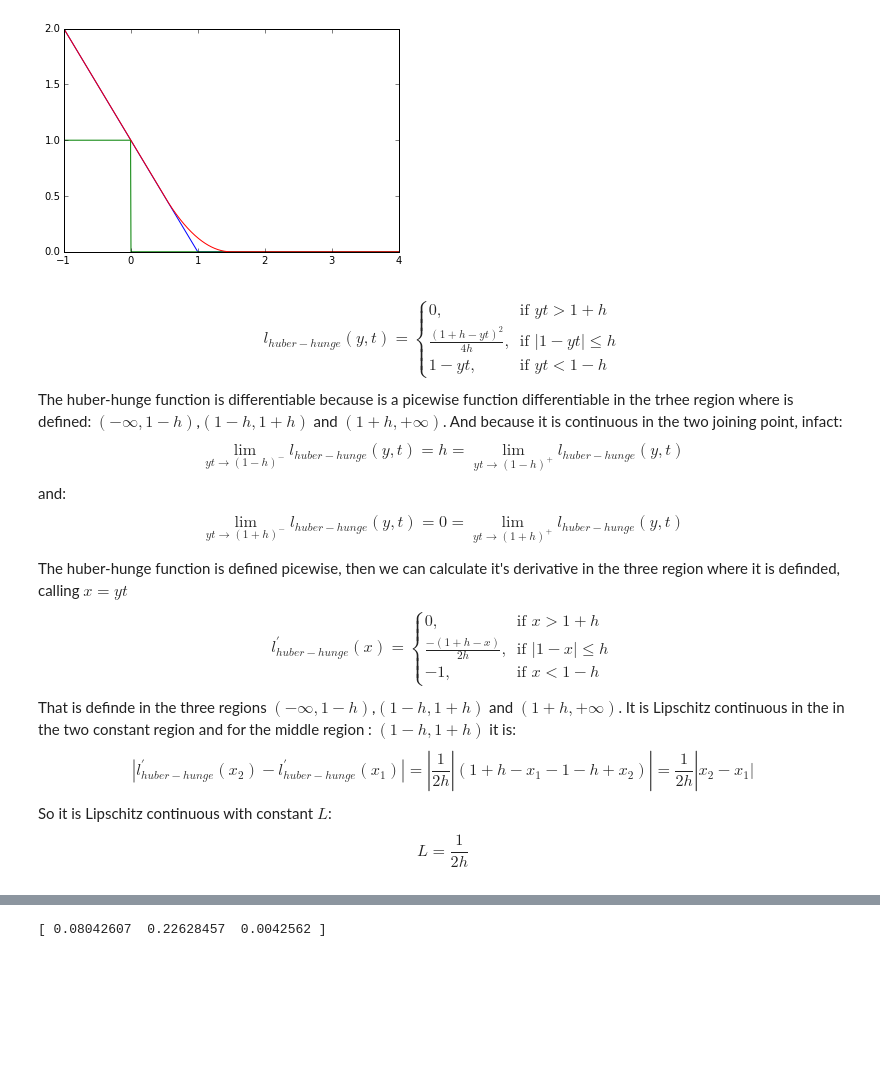
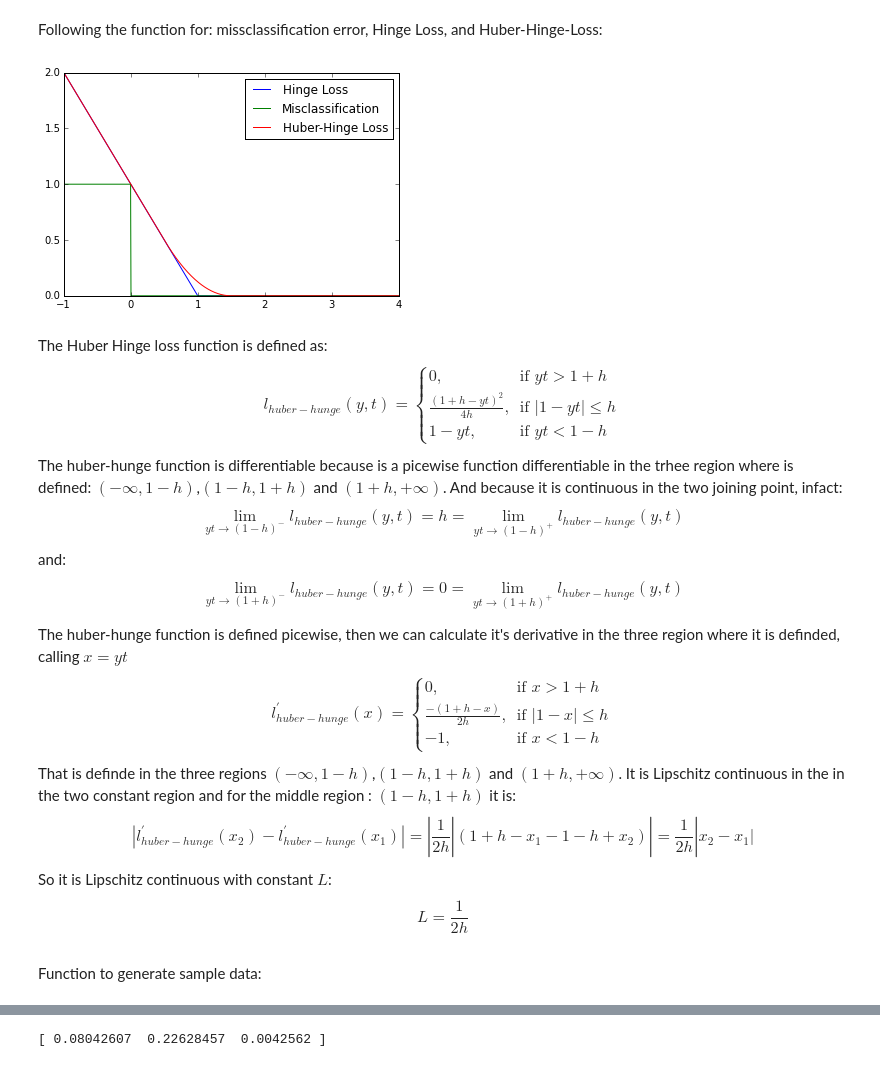
Before and after one commit to mc3784/Computational-Machine-Learning-, a Jupyter notebook: LossFunctions.ipynb, the cells around one changed output, grey strips where cells are left out. Saved outputs shown, nothing was run; the diff lists cells and outputs as text; code cells hidden in the pictures; blank space fills up the shorter version.

```diff
--- a/LossFunctions.ipynb
+++ b/LossFunctions.ipynb
@@ -6,21 +7,18 @@ from sklearn.preprocessing import StandardScaler
+# %% [markdown]
+Following the function for: missclassification error, Hinge Loss, and Huber-Hinge-Loss:
 # %%
+def missClassError(x):
+    if x>0:
+        return 0
+    else:
+        return 1
 def hingeLoss(x):
     if 1-x>0:
         return 1-x
     else:
         return 0
     return np.max(0,1-x)
-
-def missClassError(x):
-    if x>0:
-        return 0
-    else:
-        return 1
-
 def huberHingeLoss(y,t,h):
-    """
-    Compute the objective function
-    """
     if (y*t >1+h):
         return 0
     elif((1-y*t)<=h and (y*t-1)<=h):
@@ -30,23 +28,24 @@ def huberHingeLoss(y,t,h):
 # %%
 x=np.linspace(-1,5,1000)
 yHinge = []
 yMissClass = []
 hinge=[]
 for i in x:
     yHinge.append(hingeLoss(i))
     yMissClass.append(missClassError(i))
     hinge.append(huberHingeLoss(i,1,0.5))
-plt.plot(x,yHinge)
-plt.plot(x,yMissClass)
-plt.plot(x,hinge)
+plt.plot(x,yHinge,label="Hinge Loss")
+plt.plot(x,yMissClass,label="Misclassification")
+plt.plot(x,hinge,label="Huber-Hinge Loss")
+plt.legend(loc='upper right')
 plt.xlim(-1,4)
 plt.ylim(0,2)
 
 plt.show()
 # %% [output]
-[figure, old version]
+[figure, new version]
 # %% [markdown]
-
+The Huber Hinge loss function is defined as:
 $$
 l_{huber-hunge}(y,t) = \begin{cases} 0, & \mbox{if } yt>1+h\\
 \frac{(1+h-yt)^2}{4h}, & \mbox{if } |1-yt|\le h \\
@@ -75,4 +74,6 @@ So it is Lipschitz continuous with constant $L$:
 $$
 L=\frac{1}{2h}
 $$
+# %% [markdown]
+Function to generate sample data:
 # %%
```
Also changed, not shown: parts of 39 cells of this notebook, 1 other file.
